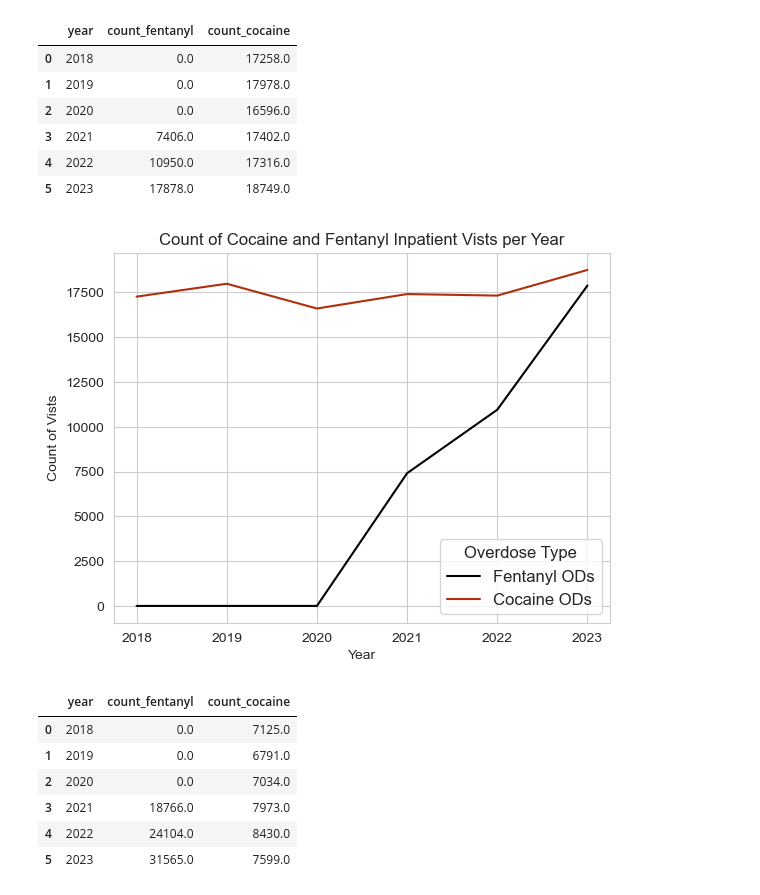
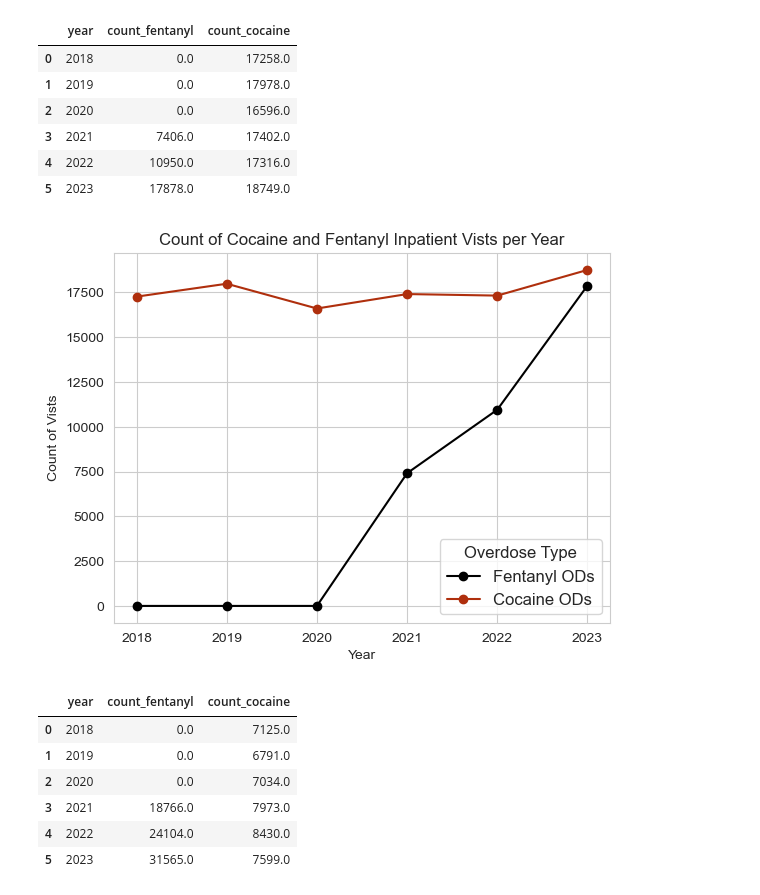
Before and after one commit to dorinajordan22/da14_capstone_2023_cocaine_and_fentanyl_analysis-, a Jupyter notebook: notebooks/2018_2023_cocaine_and_fentanyl_analysis.ipynb, the cells around one changed output. Saved outputs shown, nothing was run; the diff lists cells and outputs as text; code cells hidden in the pictures.

```diff
--- a/notebooks/2018_2023_cocaine_and_fentanyl_analysis.ipynb
+++ b/notebooks/2018_2023_cocaine_and_fentanyl_analysis.ipynb
@@ -484,18 +484,18 @@ annual_HOSP_visits
 # %%
 #set x-axis
 annual_HOSP_visits= annual_HOSP_visits.set_index('year')
 #set y-axis
-annual_HOSP_visits.plot(y=['count_fentanyl','count_cocaine'])
+annual_HOSP_visits.plot(y=['count_fentanyl','count_cocaine'], marker='o')
 
 
 plt.xlabel('Year')
 plt.ylabel('Count of Vists')
 plt.title('Count of Cocaine and Fentanyl Inpatient Vists per Year')
 plt.legend((['Fentanyl ODs','Cocaine ODs']), title='Overdose Type', title_fontsize=12, fontsize=12)
 
-plt.savefig('Inpatient Vists per State.png')
+plt.savefig('Inpatient Vists per year.png')
 # %% [output]
-[figure, old version]
+[figure, new version]
 # %%
 annual_ED_visits = (
     er_hospital_states
```
Also changed, not shown: parts of 17 cells of this notebook.
